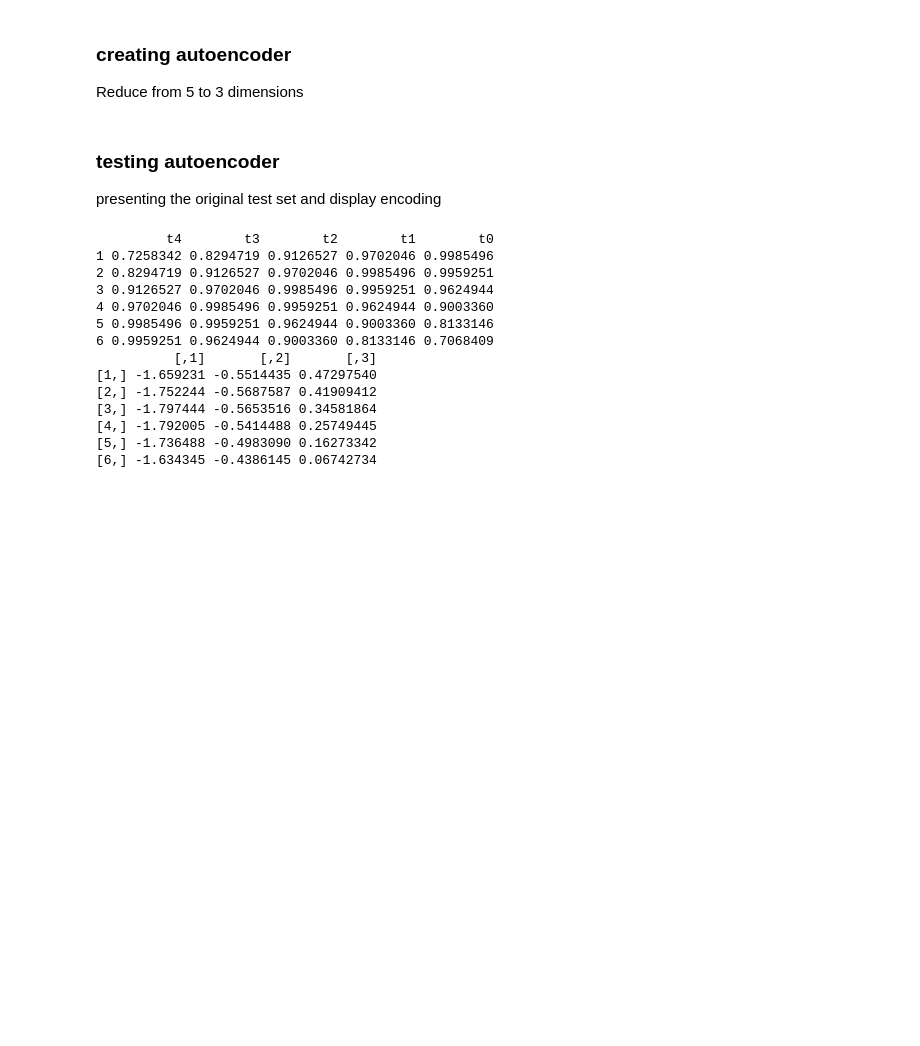
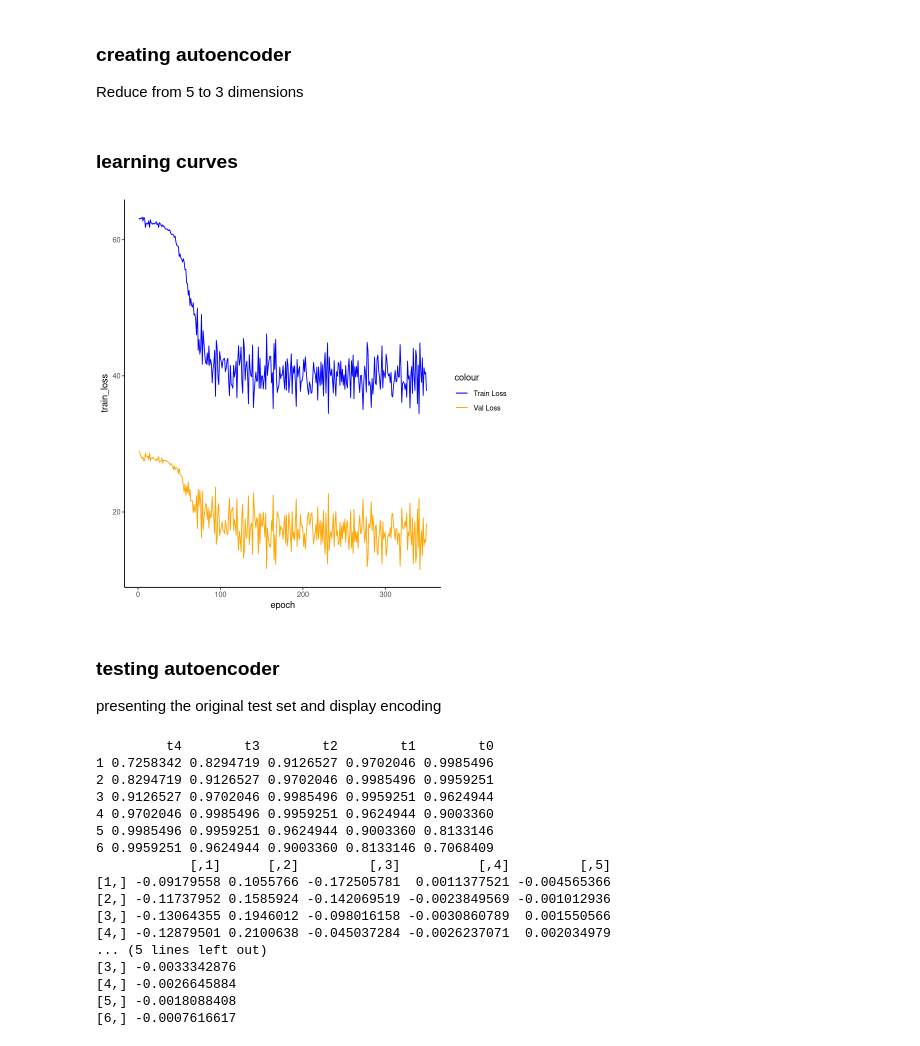
Before and after one commit to cefet-rj-dal/daltoolbox, a Jupyter notebook: transf/varae_encode.ipynb, the cells around one changed output. Drawn from its saved outputs; the diff is of its cells as text; code cells hidden in the pictures; blank space fills up the shorter version.

```diff
--- a/transf/varae_encode.ipynb
+++ b/transf/varae_encode.ipynb
@@ -71,9 +64,25 @@ test <- as.data.frame(samp$test)
 ### creating autoencoder
 Reduce from 5 to 3 dimensions
 # %%
-auto <- autoenc_encode(5, 3)
+auto <- varae_encode(5, 3, num_epochs=350)
 
 auto <- fit(auto, train)
+# %% [markdown]
+### learning curves
+# %%
+train_loss <- unlist(auto$model$train_loss)
+val_loss <- unlist(auto$model$val_loss)
+
+fit_loss <- as.data.frame(cbind(train_loss, val_loss))
+fit_loss['epoch'] <- 1:nrow(fit_loss)
+
+ggplot(fit_loss, aes(x=epoch)) +
+geom_line(aes(y=train_loss, colour='Train Loss')) +
+geom_line(aes(y=val_loss, colour='Val Loss')) +
+scale_color_manual(values=c('Blue','Orange')) +
+theme_classic()
+# %% [output]
+[figure, added]
 # %% [markdown]
 ### testing autoencoder
 presenting the original test set and display encoding
@@ -89,10 +98,13 @@ print(head(result))
 4 0.9702046 0.9985496 0.9959251 0.9624944 0.9003360
 5 0.9985496 0.9959251 0.9624944 0.9003360 0.8133146
 6 0.9959251 0.9624944 0.9003360 0.8133146 0.7068409
-          [,1]       [,2]       [,3]
-[1,] -1.659231 -0.5514435 0.47297540
-[2,] -1.752244 -0.5687587 0.41909412
-[3,] -1.797444 -0.5653516 0.34581864
-[4,] -1.792005 -0.5414488 0.25749445
-[5,] -1.736488 -0.4983090 0.16273342
-[6,] -1.634345 -0.4386145 0.06742734
+            [,1]      [,2]         [,3]          [,4]         [,5]
+[1,] -0.09179558 0.1055766 -0.172505781  0.0011377521 -0.004565366
+[2,] -0.11737952 0.1585924 -0.142069519 -0.0023849569 -0.001012936
+[3,] -0.13064355 0.1946012 -0.098016158 -0.0030860789  0.001550566
+[4,] -0.12879501 0.2100638 -0.045037284 -0.0026237071  0.002034979
+... (5 lines left out)
+[3,] -0.0033342876
+[4,] -0.0026645884
+[5,] -0.0018088408
+[6,] -0.0007616617
```
Also changed, not shown: parts of 1 cell of this notebook, 12 other files.
